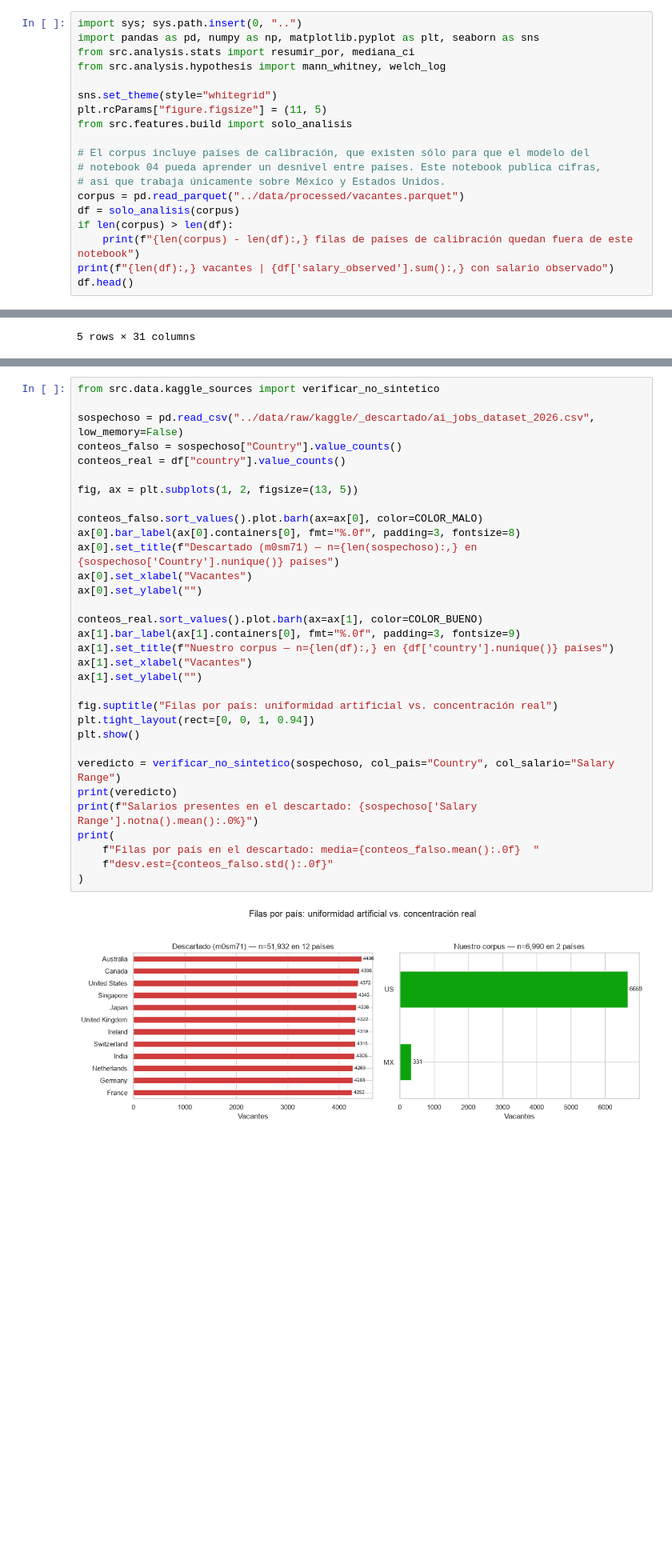
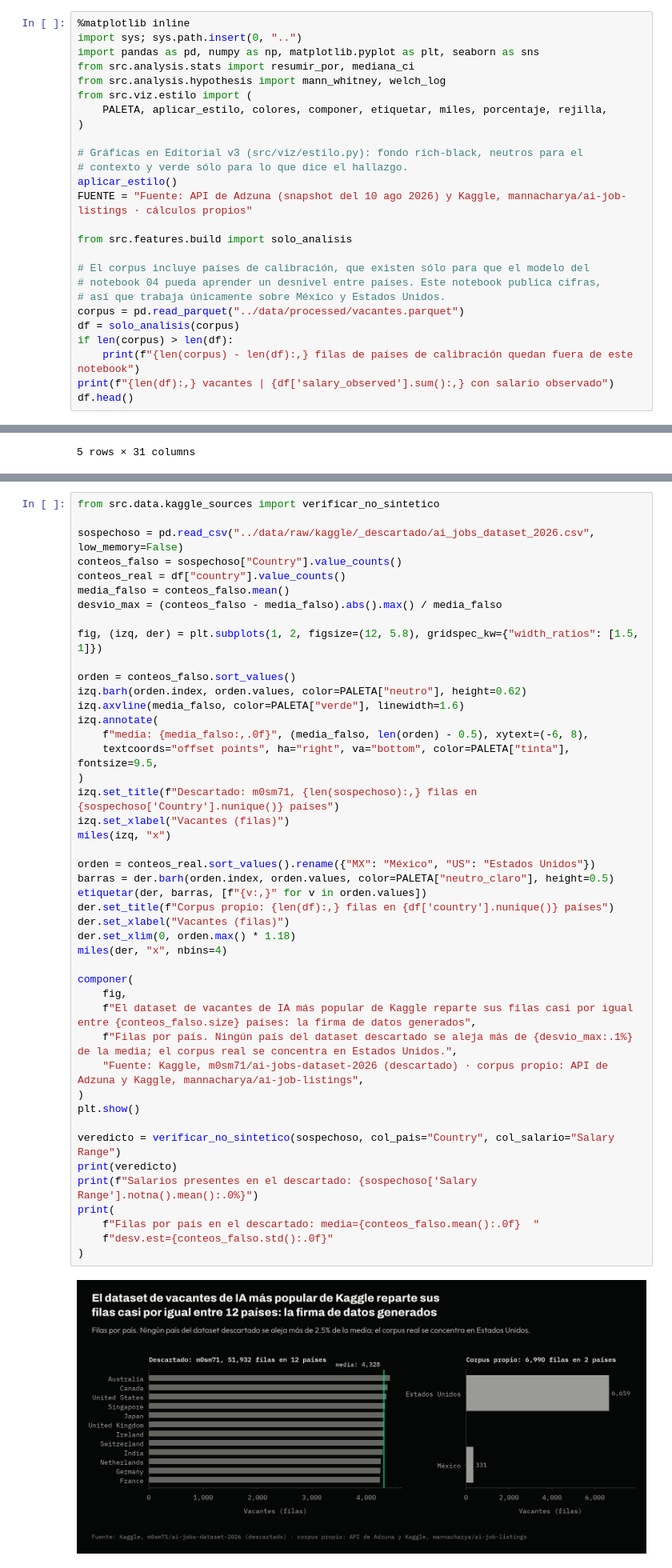
Before and after one commit to mauvilar/mercado-ia-mx-us, a Jupyter notebook: notebooks/01_recoleccion_y_calidad.ipynb, the cells around one changed output, grey strips where cells are left out. Shown at 80% size. Drawn from its saved outputs; the diff is of its cells as text; blank space fills up the shorter version.

```diff
--- a/notebooks/01_recoleccion_y_calidad.ipynb
+++ b/notebooks/01_recoleccion_y_calidad.ipynb
@@ -16,13 +16,20 @@ Este notebook es la apertura del proyecto: audita las fuentes antes de usarlas.
 brechas salariales todavía —eso es el notebook 02— sino que establece qué se puede afirmar con
 este dato y qué no.
 # %%
+%matplotlib inline
 import sys; sys.path.insert(0, "..")
 import pandas as pd, numpy as np, matplotlib.pyplot as plt, seaborn as sns
 from src.analysis.stats import resumir_por, mediana_ci
 from src.analysis.hypothesis import mann_whitney, welch_log
+from src.viz.estilo import (
+    PALETA, aplicar_estilo, colores, componer, etiquetar, miles, porcentaje, rejilla,
+)
 
-sns.set_theme(style="whitegrid")
-plt.rcParams["figure.figsize"] = (11, 5)
+# Gráficas en Editorial v3 (src/viz/estilo.py): fondo rich-black, neutros para el
+# contexto y verde sólo para lo que dice el hallazgo.
+aplicar_estilo()
+FUENTE = "Fuente: API de Adzuna (snapshot del 10 ago 2026) y Kaggle, mannacharya/ai-job-listings · cálculos propios"
+
 from src.features.build import solo_analisis
 
 # El corpus incluye países de calibración, que existen sólo para que el modelo del
@@ -80,37 +82,50 @@ en vez de sólo afirmarla.
 # %%
 from src.data.kaggle_sources import verificar_no_sintetico
 
 sospechoso = pd.read_csv("../data/raw/kaggle/_descartado/ai_jobs_dataset_2026.csv", low_memory=False)
 conteos_falso = sospechoso["Country"].value_counts()
 conteos_real = df["country"].value_counts()
+media_falso = conteos_falso.mean()
+desvio_max = (conteos_falso - media_falso).abs().max() / media_falso
 
-fig, ax = plt.subplots(1, 2, figsize=(13, 5))
+fig, (izq, der) = plt.subplots(1, 2, figsize=(12, 5.8), gridspec_kw={"width_ratios": [1.5, 1]})
 
-conteos_falso.sort_values().plot.barh(ax=ax[0], color=COLOR_MALO)
-ax[0].bar_label(ax[0].containers[0], fmt="%.0f", padding=3, fontsize=8)
-ax[0].set_title(f"Descartado (m0sm71) — n={len(sospechoso):,} en {sospechoso['Country'].nunique()} países")
-ax[0].set_xlabel("Vacantes")
-ax[0].set_ylabel("")
+orden = conteos_falso.sort_values()
+izq.barh(orden.index, orden.values, color=PALETA["neutro"], height=0.62)
+izq.axvline(media_falso, color=PALETA["verde"], linewidth=1.6)
+izq.annotate(
+    f"media: {media_falso:,.0f}", (media_falso, len(orden) - 0.5), xytext=(-6, 8),
+    textcoords="offset points", ha="right", va="bottom", color=PALETA["tinta"], fontsize=9.5,
+)
+izq.set_title(f"Descartado: m0sm71, {len(sospechoso):,} filas en {sospechoso['Country'].nunique()} países")
+izq.set_xlabel("Vacantes (filas)")
+miles(izq, "x")
 
-conteos_real.sort_values().plot.barh(ax=ax[1], color=COLOR_BUENO)
-ax[1].bar_label(ax[1].containers[0], fmt="%.0f", padding=3, fontsize=9)
-ax[1].set_title(f"Nuestro corpus — n={len(df):,} en {df['country'].nunique()} países")
-ax[1].set_xlabel("Vacantes")
-ax[1].set_ylabel("")
+orden = conteos_real.sort_values().rename({"MX": "México", "US": "Estados Unidos"})
+barras = der.barh(orden.index, orden.values, color=PALETA["neutro_claro"], height=0.5)
+etiquetar(der, barras, [f"{v:,}" for v in orden.values])
+der.set_title(f"Corpus propio: {len(df):,} filas en {df['country'].nunique()} países")
+der.set_xlabel("Vacantes (filas)")
+der.set_xlim(0, orden.max() * 1.18)
+miles(der, "x", nbins=4)
 
-fig.suptitle("Filas por país: uniformidad artificial vs. concentración real")
-plt.tight_layout(rect=[0, 0, 1, 0.94])
+componer(
+    fig,
+    f"El dataset de vacantes de IA más popular de Kaggle reparte sus filas casi por igual entre {conteos_falso.size} países: la firma de datos generados",
+    f"Filas por país. Ningún país del dataset descartado se aleja más de {desvio_max:.1%} de la media; el corpus real se concentra en Estados Unidos.",
+    "Fuente: Kaggle, m0sm71/ai-jobs-dataset-2026 (descartado) · corpus propio: API de Adzuna y Kaggle, mannacharya/ai-job-listings",
+)
 plt.show()
 
 veredicto = verificar_no_sintetico(sospechoso, col_pais="Country", col_salario="Salary Range")
 print(veredicto)
 print(f"Salarios presentes en el descartado: {sospechoso['Salary Range'].notna().mean():.0%}")
 print(
     f"Filas por país en el descartado: media={conteos_falso.mean():.0f}  "
     f"desv.est={conteos_falso.std():.0f}"
 )
 # %% [output]
-[figure, old version]
+[figure, new version]
 {'sospechoso': True, 'razon': 'distribución uniforme por país (CV=0.013) y 100% de salarios presentes: patrón de dataset generado, no scrapeado'}
 Salarios presentes en el descartado: 100%
 Filas por país en el descartado: media=4328  desv.est=55
```
Also changed, not shown: parts of 6 cells of this notebook, 3 other files.
